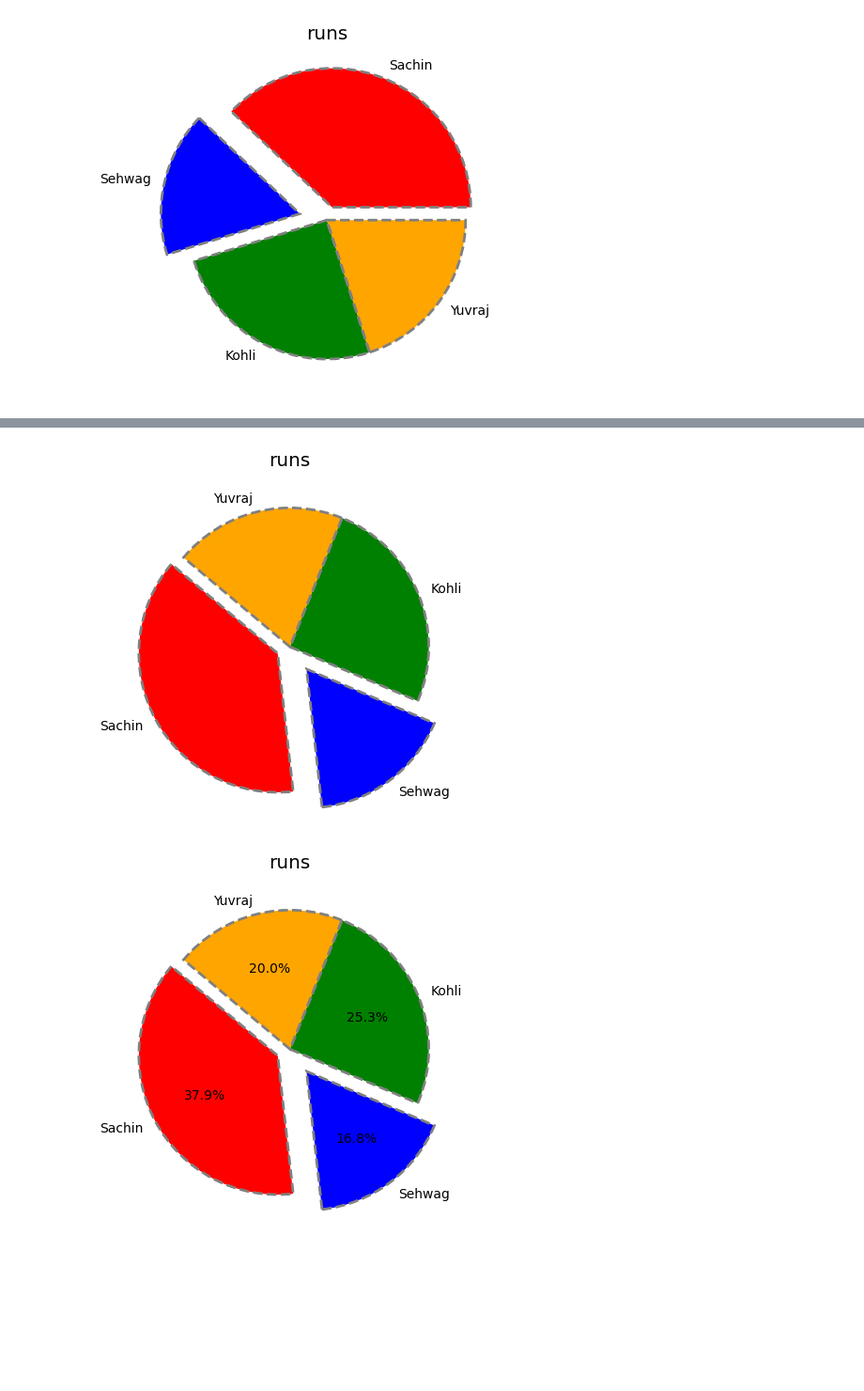
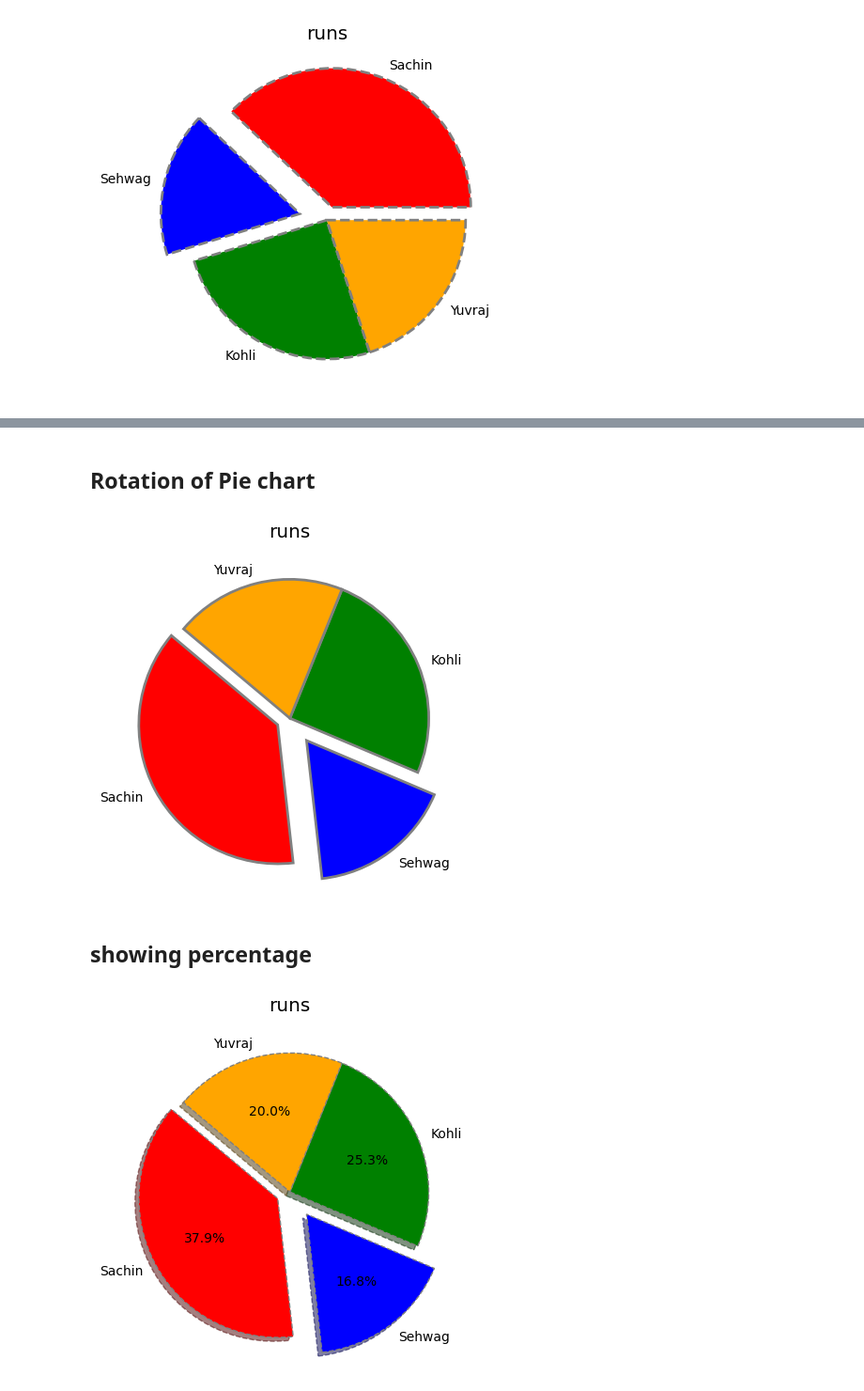
Before and after one commit to Abhishek-x23/Data_Science_Journey, a Jupyter notebook: 4.Matplotlib and seaborn/4.piechart.ipynb, the cells around one changed output, grey strips where cells are left out. Shown at 94% size. Saved outputs shown, nothing was run; the diff lists cells and outputs as text; code cells hidden in the pictures; blank space fills up the shorter version.

```diff
--- a/4.Matplotlib and seaborn/4.piechart.ipynb
+++ b/4.Matplotlib and seaborn/4.piechart.ipynb
@@ -42,23 +52,28 @@ plt.show()
+# %% [markdown]
+## Rotation of Pie chart
 # %%
 explode=[0.1,0.2,0,0]
 plt.pie(runs,labels=names,
         colors=colors,
         explode=explode,
         startangle=140,
-       wedgeprops= {'linewidth':2,'edgecolor': "gray",'linestyle':'--'})
+       wedgeprops= {'linewidth':2,'edgecolor': "gray",'linestyle':'-'})
 plt.title("runs")
 plt.show()
 # %% [output]
-[figure, old version]
+[figure, new version]
+# %% [markdown]
+## showing percentage
 # %%
 explode=[0.1,0.2,0,0]
 plt.pie(runs,labels=names,
         colors=colors,
         explode=explode,
         startangle=140,
         autopct="%1.1f%%",
-       wedgeprops= {'linewidth':2,'edgecolor': "gray",'linestyle':'--'})
+        shadow="true",
+       wedgeprops= {'linewidth':1,'edgecolor': "gray",'linestyle':'--'})
 plt.title("runs")
 plt.show()
 # %% [output]
-[figure, old version]
+[figure, new version]
```
Also changed, not shown: parts of 5 cells of this notebook.
